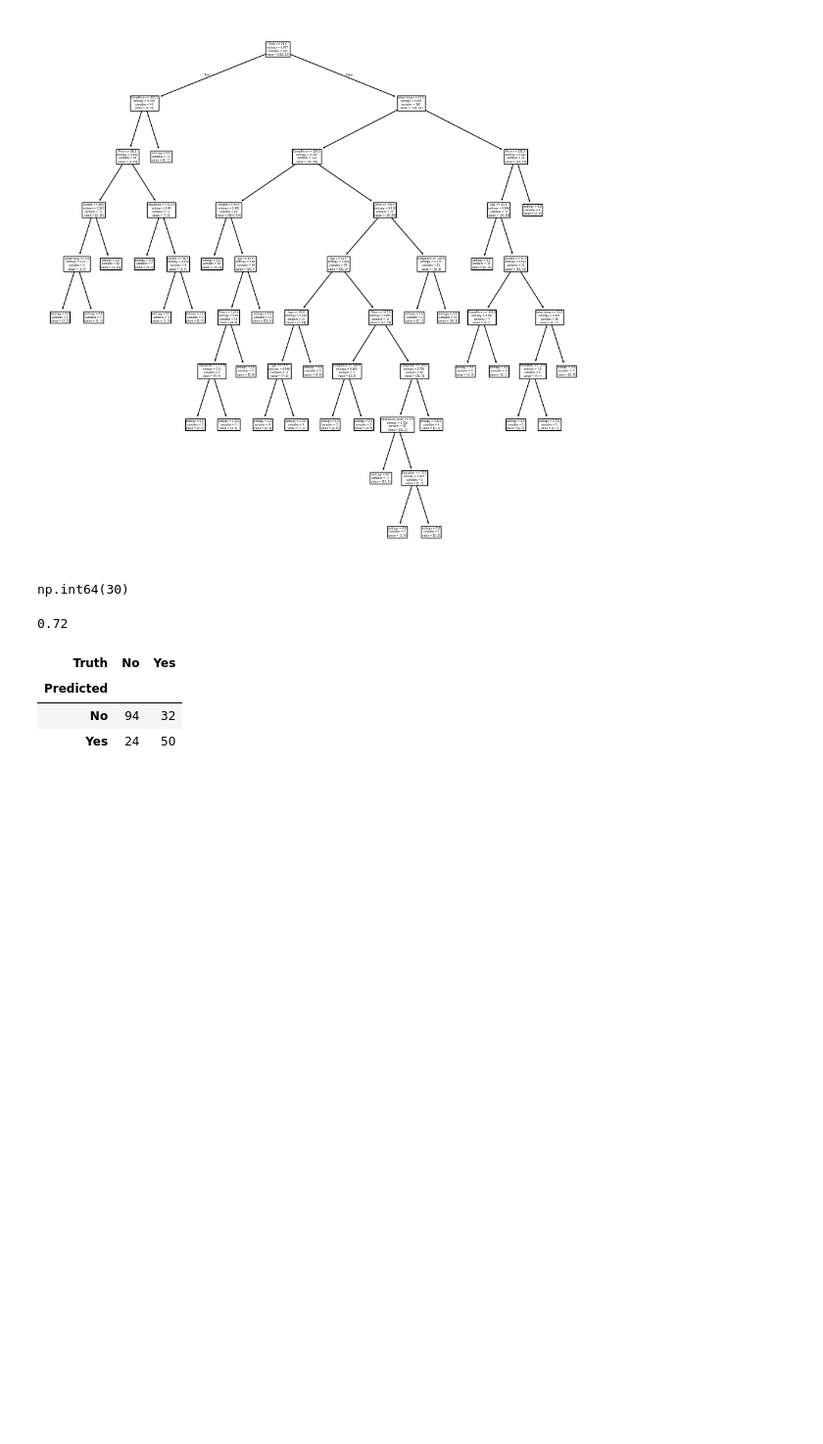
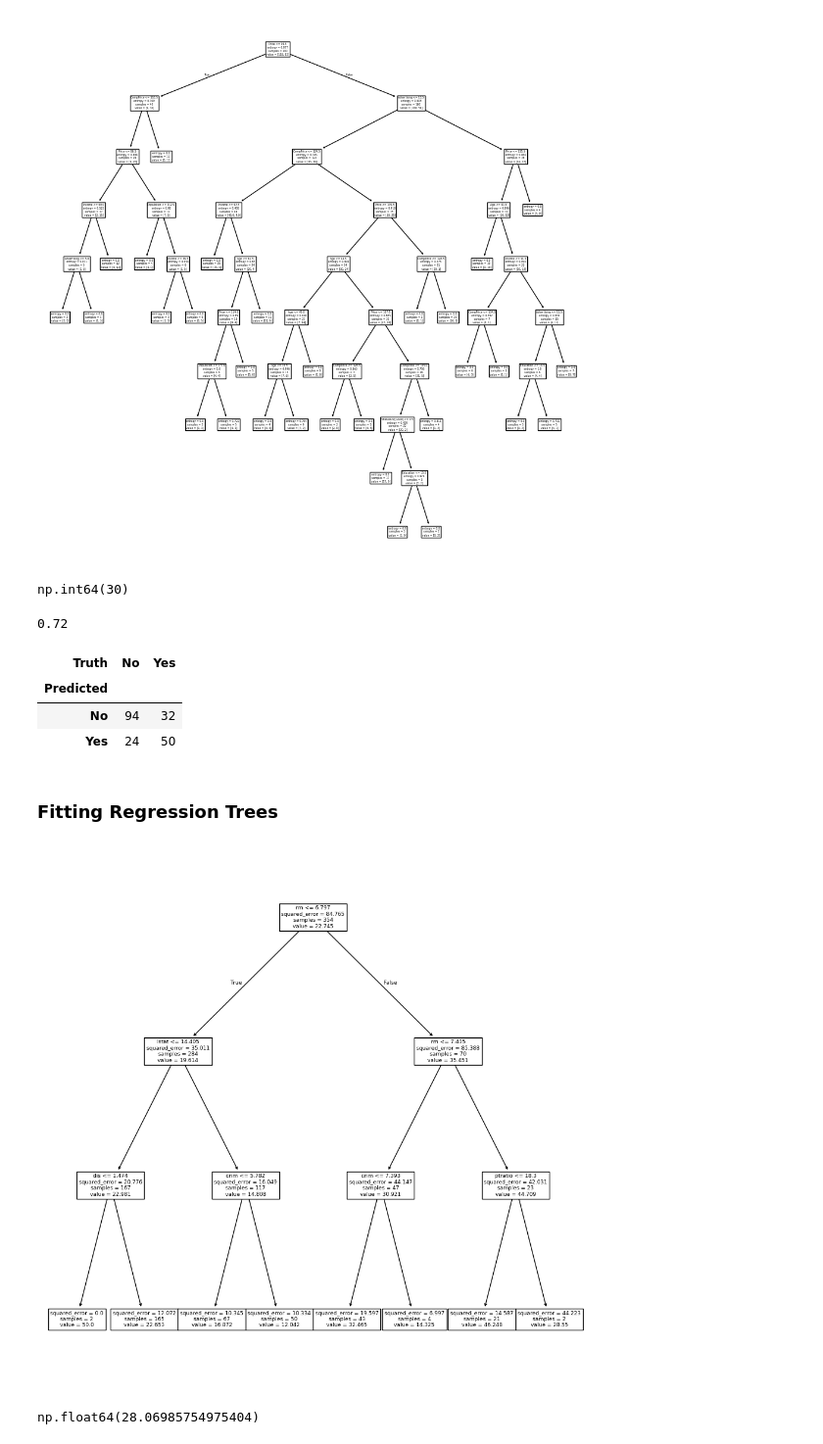
Before and after one commit to joakor89/An-Introduction-to-Statistical-Learning, a Jupyter notebook: chap_08/08_TBM.ipynb, the cells around one changed output. Shown at 98% size. Drawn from its saved outputs; the diff is of its cells as text; code cells hidden in the pictures; blank space fills up the shorter version.

Commit message:
Fitting Regression Trees

```diff
--- a/chap_08/08_TBM.ipynb
+++ b/chap_08/08_TBM.ipynb
@@ -159,3 +159,13 @@ confusion
 | Predicted |  |  |
 | No | 94 | 32 |
 | Yes | 24 | 50 |
+# %% [markdown]
+### Fitting Regression Trees
+# %%
+Boston = load_data ("Boston")
+
+model = MS(Boston.columns.drop('medv'), intercept =False)
+
+D = model. fit_transform (Boston)
+feature_names = list(D.columns)
+X = np.asarray(D)
@@ -161,0 +180,10 @@ confusion
+# %%
+reg = DTR(max_depth =3)
+reg.fit(X_train, y_train)
+
+ax = subplots(figsize=(12 ,12))[1]
+plot_tree (reg,
+           feature_names =feature_names,
+           ax=ax);
+# %% [output]
+[figure, added]
@@ -161,0 +204,6 @@ confusion
+# %%
+best_ = grid.best_estimator_
+
+np.mean((y_test - best_.predict(X_test))**2)
+# %% [output]
+np.float64(28.06985754975404)
```
Also changed, not shown: parts of 3 cells of this notebook.
